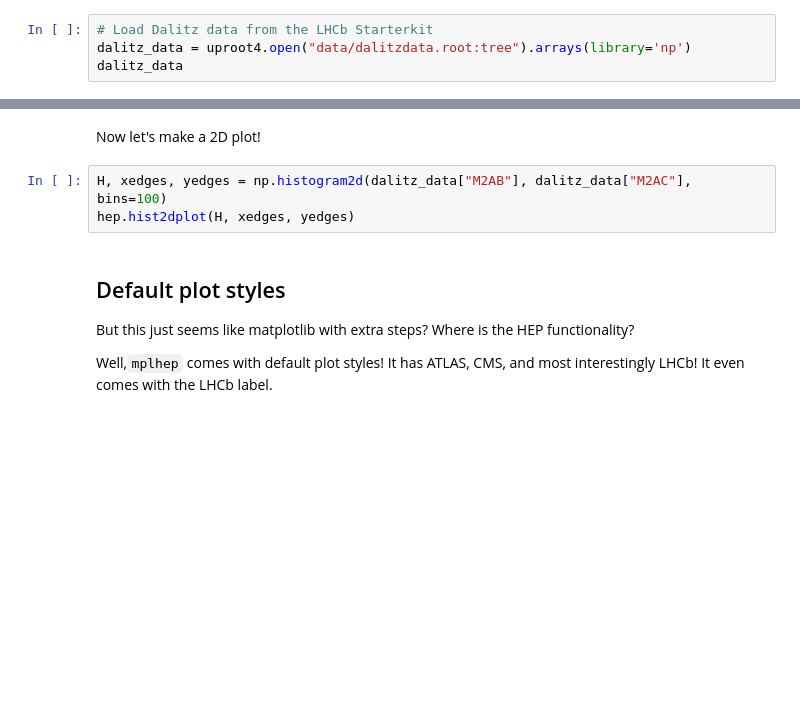
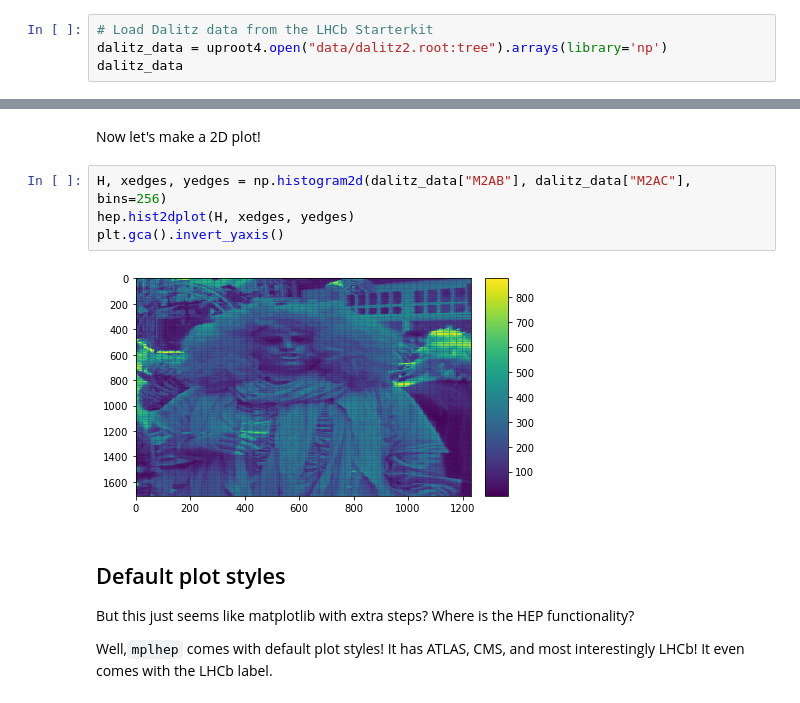
Before and after one commit to lexgr/bfys-binder-pyhep, a Jupyter notebook: notebook.ipynb, the cells around one changed output, grey strips where cells are left out. Drawn from its saved outputs; the diff is of its cells as text; blank space fills up the shorter version.

Commit message:
Updated to new dalitz file

```diff
--- a/notebook.ipynb
+++ b/notebook.ipynb
@@ -391,5 +709,5 @@ axs[2].set_title("Data/MC Shape comparison");
 Maybe we can make some nice Dalitz plots
 # %%
 # Load Dalitz data from the LHCb Starterkit
-dalitz_data = uproot4.open("data/dalitzdata.root:tree").arrays(library='np')
+dalitz_data = uproot4.open("data/dalitz2.root:tree").arrays(library='np')
 dalitz_data
@@ -405,8 +729,11 @@ hep.histplot(h_AC,bins,ax=axs[1], label="M2AC")
 # %% [markdown]
 Now let's make a 2D plot!
 # %%
-H, xedges, yedges = np.histogram2d(dalitz_data["M2AB"], dalitz_data["M2AC"], bins=100)
+H, xedges, yedges = np.histogram2d(dalitz_data["M2AB"], dalitz_data["M2AC"], bins=256)
 hep.hist2dplot(H, xedges, yedges)
+plt.gca().invert_yaxis()
+# %% [output]
+[figure, added]
 # %% [markdown]
 ## Default plot styles
 But this just seems like matplotlib with extra steps? Where is the HEP functionality?
```
Also changed, not shown: parts of 96 cells of this notebook.
